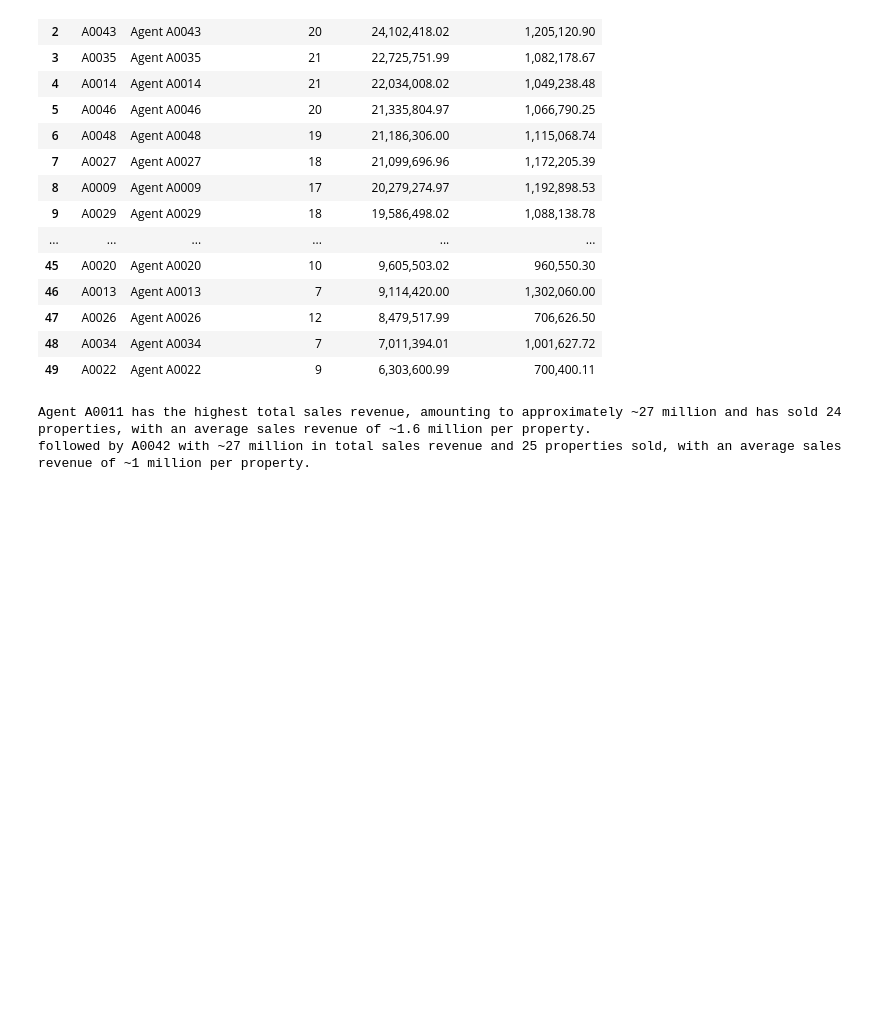
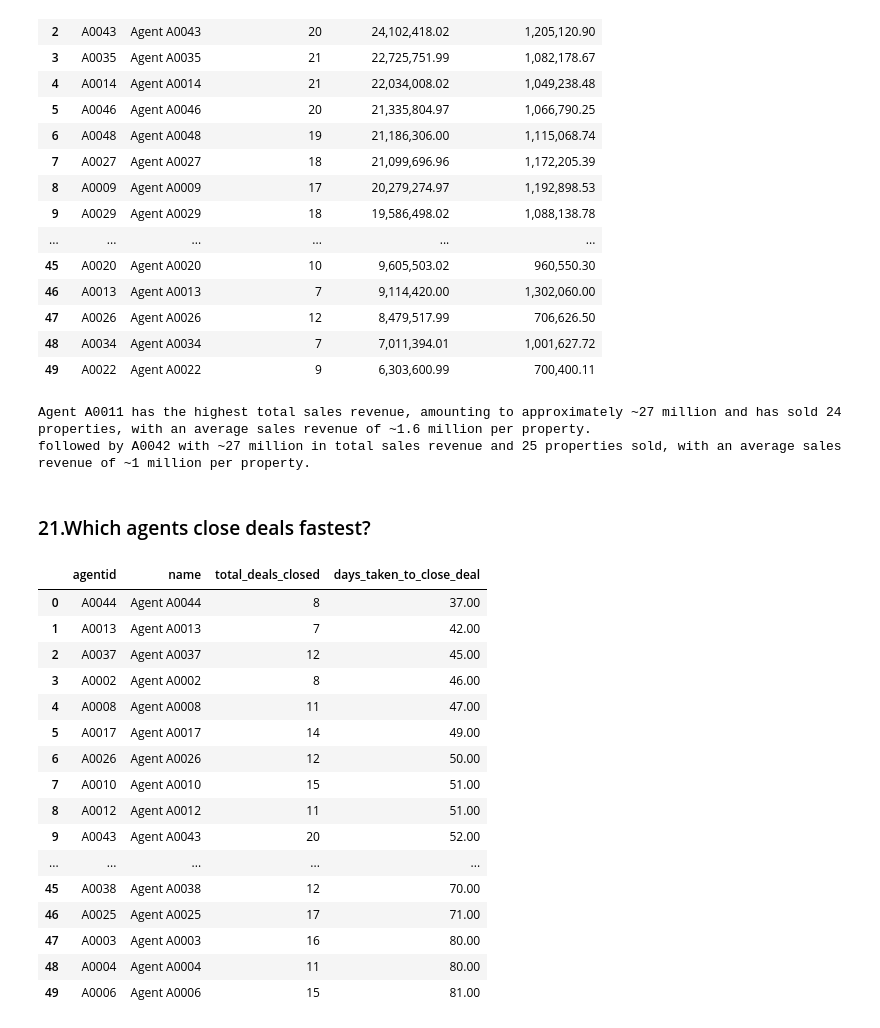
Before and after one commit to mukundnaramesh2605/guvi-python-sql-pandas-project-1, a Jupyter notebook: project.ipynb, the cells around one changed output. Saved outputs shown, nothing was run; the diff lists cells and outputs as text; code cells hidden in the pictures; blank space fills up the shorter version.

```diff
--- a/project.ipynb
+++ b/project.ipynb
@@ -1094,3 +1094,37 @@ print(interpretation)
 | 49 | A0022 | Agent A0022 | 9 | 6,303,600.99 | 700,400.11 |
 Agent A0011 has the highest total sales revenue, amounting to approximately ~27 million and has sold 24 properties, with an average sales revenue of ~1.6 million per property.
 followed by A0042 with ~27 million in total sales revenue and 25 properties sold, with an average sales revenue of ~1 million per property.
+# %% [markdown]
+### 21.Which agents close deals fastest?
+# %%
+query21 = """
+select a.agentid,a.name,count(*) as total_deals_closed, round(avg(s.daysonmarket),0) as days_taken_to_close_deal
+from listings l
+join sales s on s.listingid = l.listingid
+join agents a on a.agentid = l.agentid
+group by a.agentid,a.name
+order by days_taken_to_close_deal asc, total_deals_closed DESC;
+"""
+result21 = pd.read_sql(query21, conn)
+display(result21)
+interpretation = """
+"""
+print(interpretation)
+# %% [output]
+|  | agentid | name | total_deals_closed | days_taken_to_close_deal |
+| 0 | A0044 | Agent A0044 | 8 | 37.00 |
+| 1 | A0013 | Agent A0013 | 7 | 42.00 |
+| 2 | A0037 | Agent A0037 | 12 | 45.00 |
+| 3 | A0002 | Agent A0002 | 8 | 46.00 |
+| 4 | A0008 | Agent A0008 | 11 | 47.00 |
+| 5 | A0017 | Agent A0017 | 14 | 49.00 |
+| 6 | A0026 | Agent A0026 | 12 | 50.00 |
+| 7 | A0010 | Agent A0010 | 15 | 51.00 |
+| 8 | A0012 | Agent A0012 | 11 | 51.00 |
+| 9 | A0043 | Agent A0043 | 20 | 52.00 |
+| ... | ... | ... | ... | ... |
+| 45 | A0038 | Agent A0038 | 12 | 70.00 |
+| 46 | A0025 | Agent A0025 | 17 | 71.00 |
+| 47 | A0003 | Agent A0003 | 16 | 80.00 |
+| 48 | A0004 | Agent A0004 | 11 | 80.00 |
+| 49 | A0006 | Agent A0006 | 15 | 81.00 |
```
Also changed, not shown: parts of 2 cells of this notebook.
